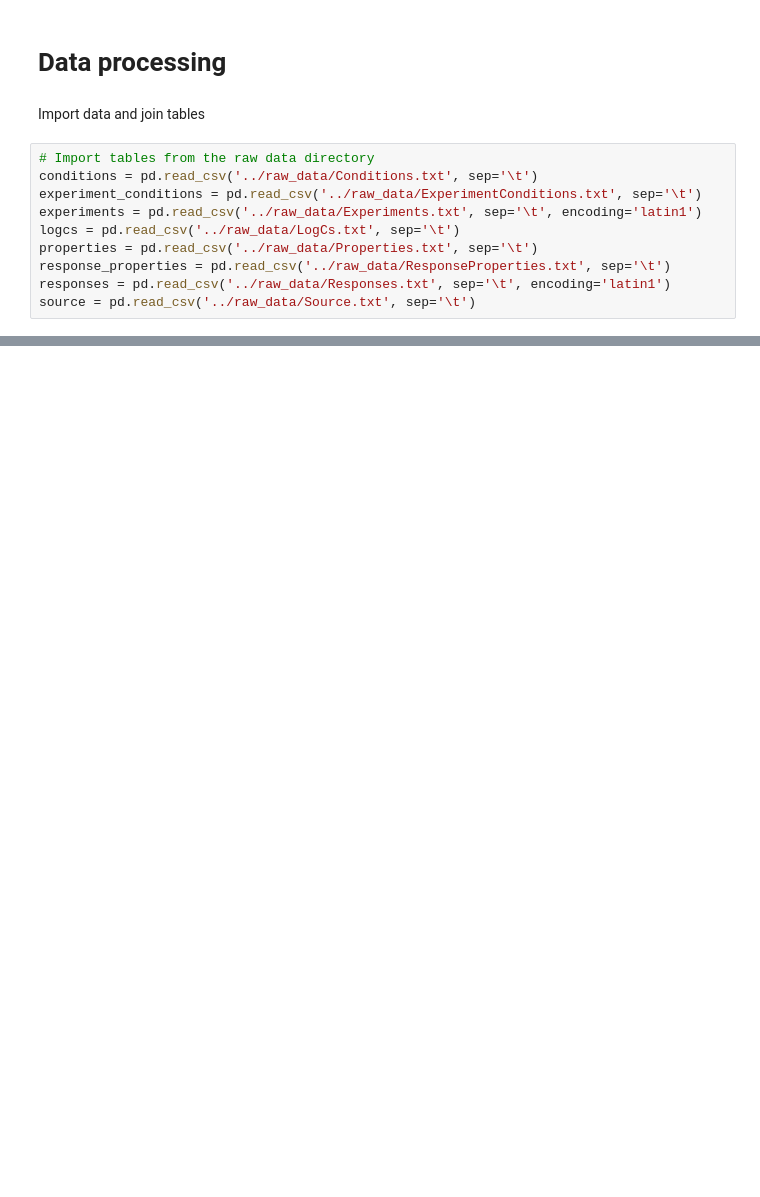
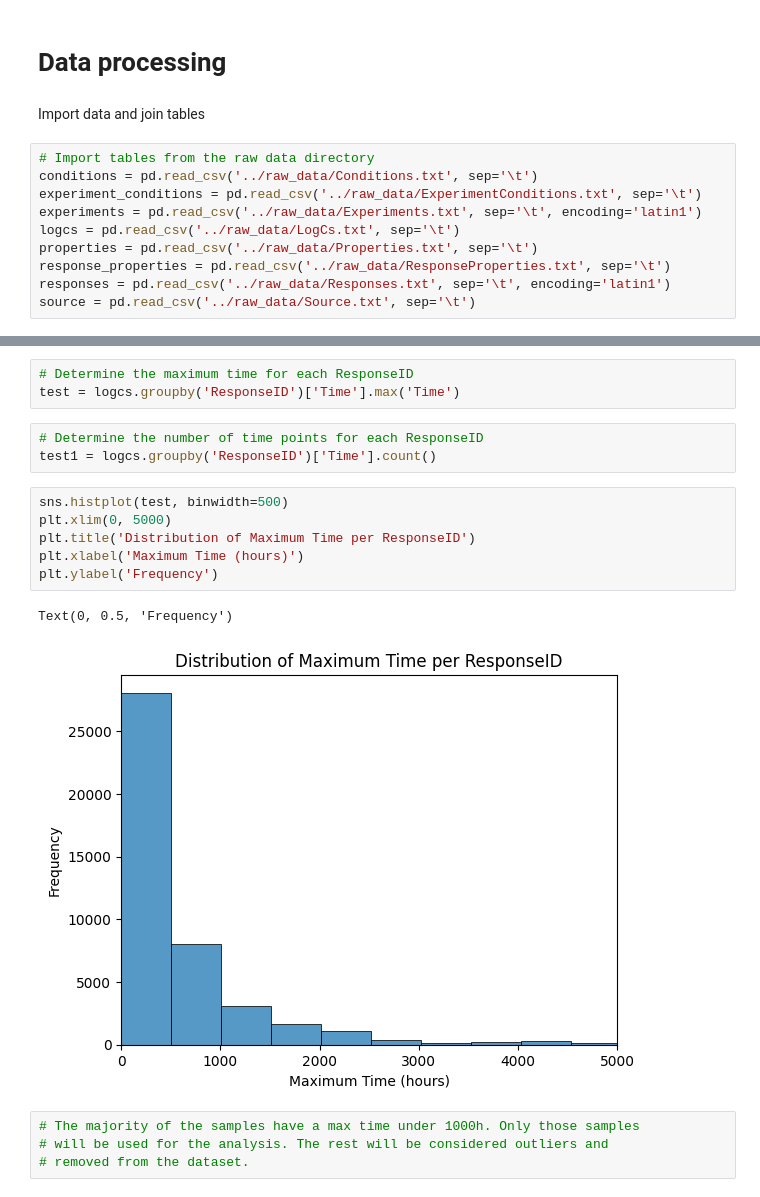
Before and after one commit to lulutinee/safer_food, a Jupyter notebook: notebooks/safer-food.ipynb, the cells around one changed output, grey strips where cells are left out. Cells and saved outputs as stored; diff of their text form; blank space fills up the shorter version.

```diff
--- a/notebooks/safer-food.ipynb
+++ b/notebooks/safer-food.ipynb
@@ -43,0 +67,19 @@ responses.head()
+# %%
+# Determine the maximum time for each ResponseID
+test = logcs.groupby('ResponseID')['Time'].max('Time')
+# %%
+# Determine the number of time points for each ResponseID
+test1 = logcs.groupby('ResponseID')['Time'].count()
+# %%
+sns.histplot(test, binwidth=500)
+plt.xlim(0, 5000)
+plt.title('Distribution of Maximum Time per ResponseID')
+plt.xlabel('Maximum Time (hours)')
+plt.ylabel('Frequency')
+# %% [output]
+Text(0, 0.5, 'Frequency')
+[figure, added]
+# %%
+# The majority of the samples have a max time under 1000h. Only those samples
+# will be used for the analysis. The rest will be considered outliers and
+# removed from the dataset.
```
Also changed, not shown: parts of 10 cells of this notebook, 2 other files.
